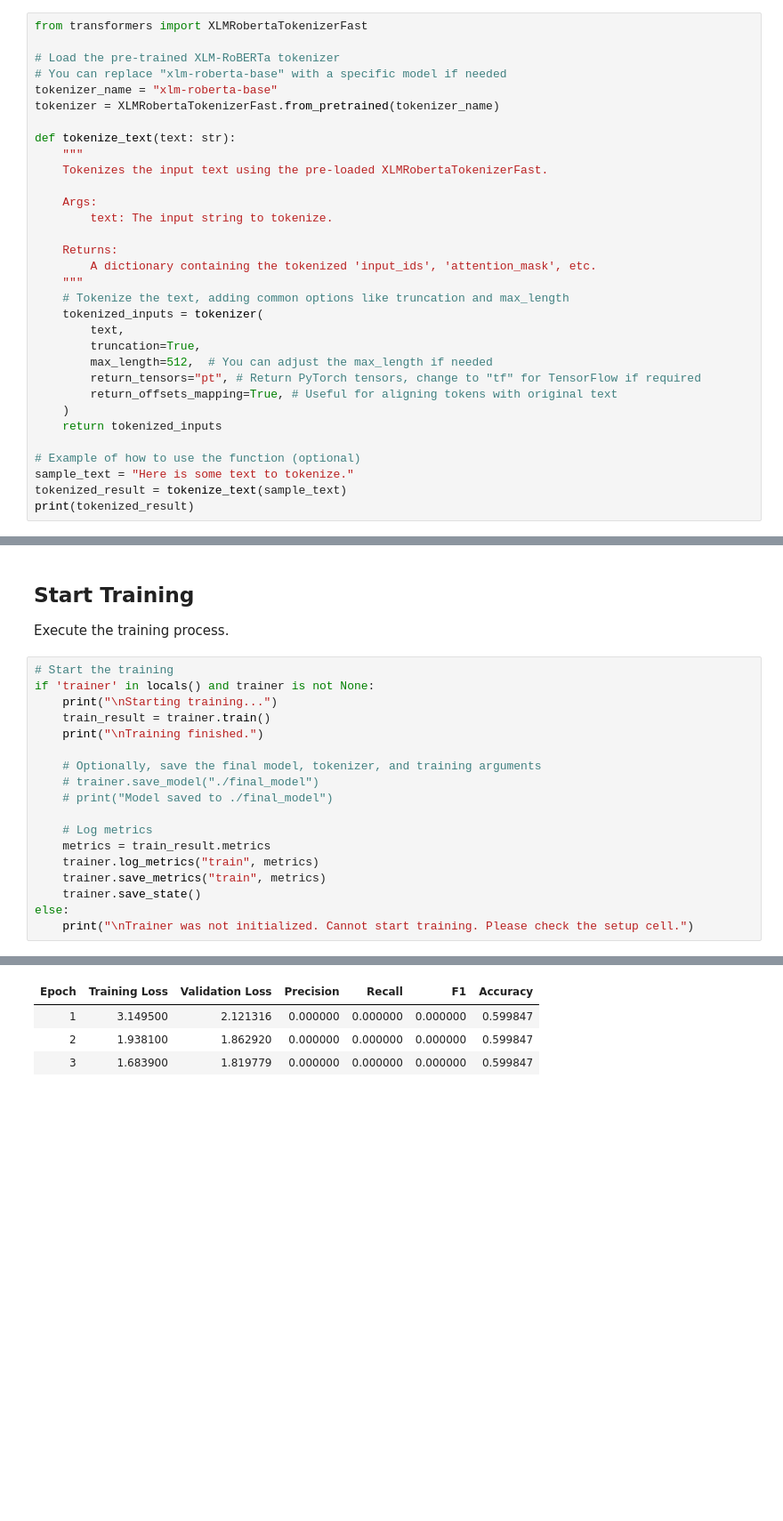
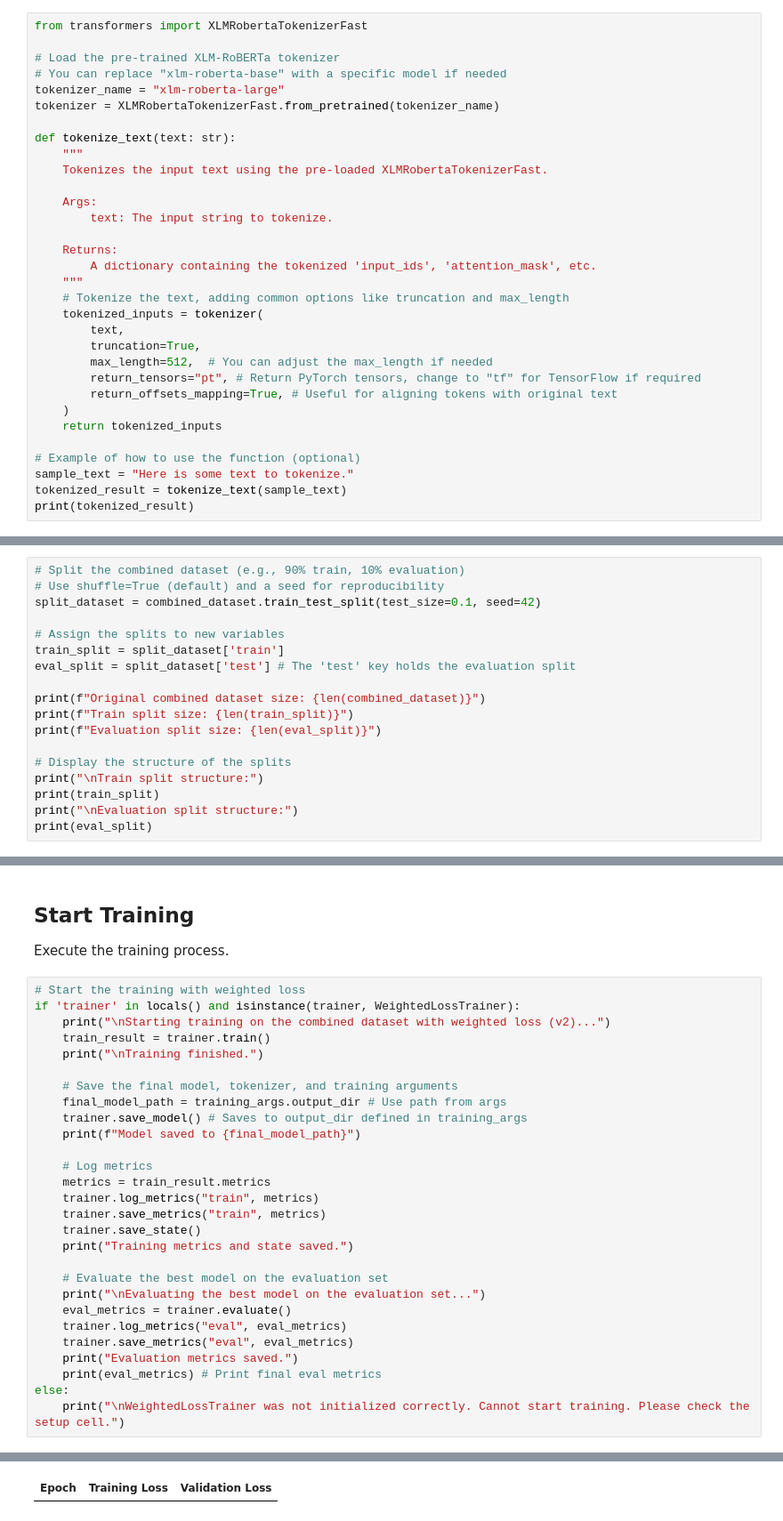
Before and after one commit to NourJadiri/persuasion-detection, a Jupyter notebook: notebooks/model_training.ipynb, the cells around one changed output, grey strips where cells are left out. Shown at 89% size. Cells and saved outputs as stored; diff of their text form; blank space fills up the shorter version.

```diff
--- a/notebooks/model_training.ipynb
+++ b/notebooks/model_training.ipynb
@@ -73,7 +73,7 @@ from transformers import XLMRobertaTokenizerFast
 
 # Load the pre-trained XLM-RoBERTa tokenizer
 # You can replace "xlm-roberta-base" with a specific model if needed
-tokenizer_name = "xlm-roberta-base"
+tokenizer_name = "xlm-roberta-large"
 tokenizer = XLMRobertaTokenizerFast.from_pretrained(tokenizer_name)
 
 def tokenize_text(text: str):
@@ -510,0 +524,18 @@ Dataset({
+# %%
+# Split the combined dataset (e.g., 90% train, 10% evaluation)
+# Use shuffle=True (default) and a seed for reproducibility
+split_dataset = combined_dataset.train_test_split(test_size=0.1, seed=42)
+
+# Assign the splits to new variables
+train_split = split_dataset['train']
+eval_split = split_dataset['test'] # The 'test' key holds the evaluation split
+
+print(f"Original combined dataset size: {len(combined_dataset)}")
+print(f"Train split size: {len(train_split)}")
+print(f"Evaluation split size: {len(eval_split)}")
+
+# Display the structure of the splits
+print("\nTrain split structure:")
+print(train_split)
+print("\nEvaluation split structure:")
+print(eval_split)
@@ -602,21 +799,31 @@ Trainer initialized.
 
 Execute the training process.
 # %%
-# Start the training
-if 'trainer' in locals() and trainer is not None:
-    print("\nStarting training...")
+# Start the training with weighted loss
+if 'trainer' in locals() and isinstance(trainer, WeightedLossTrainer):
+    print("\nStarting training on the combined dataset with weighted loss (v2)...")
     train_result = trainer.train()
     print("\nTraining finished.")
 
-    # Optionally, save the final model, tokenizer, and training arguments
-    # trainer.save_model("./final_model")
-    # print("Model saved to ./final_model")
+    # Save the final model, tokenizer, and training arguments
+    final_model_path = training_args.output_dir # Use path from args
+    trainer.save_model() # Saves to output_dir defined in training_args
+    print(f"Model saved to {final_model_path}")
 
     # Log metrics
     metrics = train_result.metrics
     trainer.log_metrics("train", metrics)
     trainer.save_metrics("train", metrics)
     trainer.save_state()
+    print("Training metrics and state saved.")
+
+    # Evaluate the best model on the evaluation set
+    print("\nEvaluating the best model on the evaluation set...")
+    eval_metrics = trainer.evaluate()
+    trainer.log_metrics("eval", eval_metrics)
+    trainer.save_metrics("eval", eval_metrics)
+    print("Evaluation metrics saved.")
+    print(eval_metrics) # Print final eval metrics
 else:
-    print("\nTrainer was not initialized. Cannot start training. Please check the setup cell.")
+    print("\nWeightedLossTrainer was not initialized correctly. Cannot start training. Please check the setup cell.")
 # %% [output]
@@ -625,4 +832 @@ Starting training...
-| Epoch | Training Loss | Validation Loss | Precision | Recall | F1 | Accuracy |
-| 1 | 3.149500 | 2.121316 | 0.000000 | 0.000000 | 0.000000 | 0.599847 |
-| 2 | 1.938100 | 1.862920 | 0.000000 | 0.000000 | 0.000000 | 0.599847 |
-| 3 | 1.683900 | 1.819779 | 0.000000 | 0.000000 | 0.000000 | 0.599847 |
+| Epoch | Training Loss | Validation Loss |
```
Also changed, not shown: parts of 14 cells of this notebook, 3 other files.
